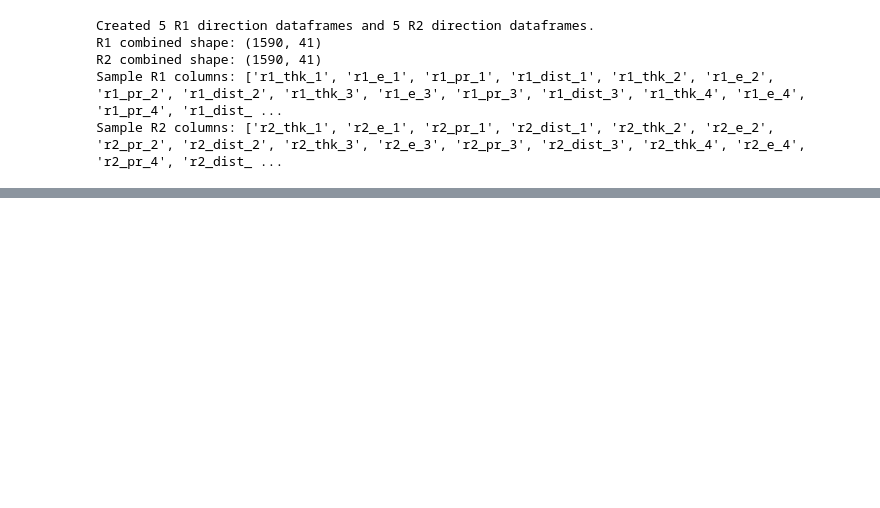
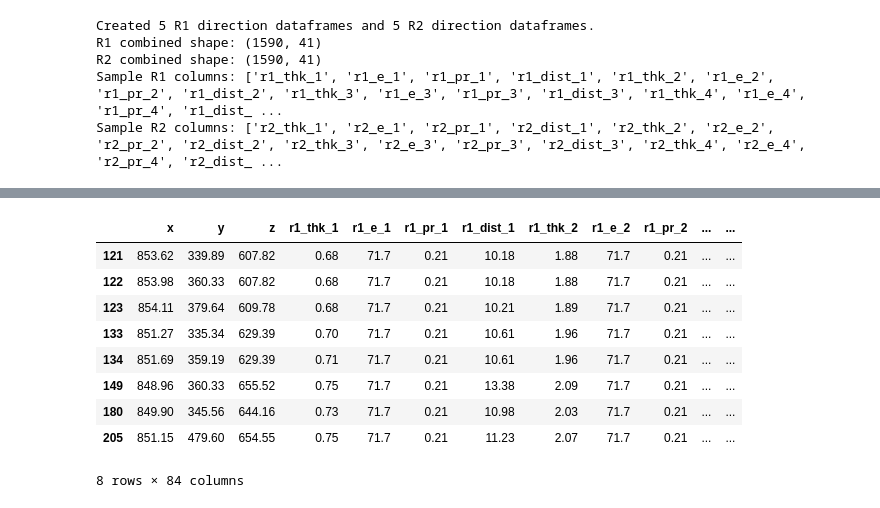
Before and after one commit to saisagar17/HeadInjuryPrediction, a Jupyter notebook: 00_data_processing_01.ipynb, the cells around one changed output, grey strips where cells are left out. Cells and saved outputs as stored; diff of their text form; code cells hidden in the pictures; blank space fills up the shorter version.

```diff
--- a/00_data_processing_01.ipynb
+++ b/00_data_processing_01.ipynb
@@ -151,11 +124,3 @@ stiffnessMatrices['w214'].head()
 | 3 | 1019.24 | -92.78 | 558.19 | 0.700179 | 0.4 | 0.4 | 1.910000e-12 | 0.944612 | 44.8 | 0.35 | ... | ... |
 | 4 | 1028.79 | -94.53 | 546.15 | 0.720871 | 0.4 | 0.4 | 1.870000e-12 | 0.985209 | 44.8 | 0.35 | ... | ... |
 5 rows × 84 columns
-# %%
-output_folder = "../Data/02_clm_renamed"
-os.makedirs(output_folder, exist_ok=True)
-
-for name, df in stiffnessMatrices.items():
-    output_path = os.path.join(output_folder, f"{name}_clm_renamed.csv")
-    df.to_csv(output_path, index=False)
-    print(f"Saved: {output_path}")
@@ -808,0 +265,20 @@ NameError: name 'X_r1_train_scaled' is not defined
+# %%
+# lets filter rows which has thk_2 or thk_3 0
+filtered_rows = stiffnessMatrices[carline].loc[
+    (stiffnessMatrices[carline].filter(like=direction+"_thk").iloc[:, 3] == 0) |
+    (stiffnessMatrices[carline].filter(like=direction+"_thk").iloc[:, 4] == 0)
+]
+
+
+filtered_rows
+# %% [output]
+|  | x | y | z | r1_thk_1 | r1_e_1 | r1_pr_1 | r1_dist_1 | r1_thk_2 | r1_e_2 | r1_pr_2 | ... | ... |
+| 121 | 853.62 | 339.89 | 607.82 | 0.68 | 71.7 | 0.21 | 10.18 | 1.88 | 71.7 | 0.21 | ... | ... |
+| 122 | 853.98 | 360.33 | 607.82 | 0.68 | 71.7 | 0.21 | 10.18 | 1.88 | 71.7 | 0.21 | ... | ... |
+| 123 | 854.11 | 379.64 | 609.78 | 0.68 | 71.7 | 0.21 | 10.21 | 1.89 | 71.7 | 0.21 | ... | ... |
+| 133 | 851.27 | 335.34 | 629.39 | 0.70 | 71.7 | 0.21 | 10.61 | 1.96 | 71.7 | 0.21 | ... | ... |
+| 134 | 851.69 | 359.19 | 629.39 | 0.71 | 71.7 | 0.21 | 10.61 | 1.96 | 71.7 | 0.21 | ... | ... |
+| 149 | 848.96 | 360.33 | 655.52 | 0.75 | 71.7 | 0.21 | 13.38 | 2.09 | 71.7 | 0.21 | ... | ... |
+| 180 | 849.90 | 345.56 | 644.16 | 0.73 | 71.7 | 0.21 | 10.98 | 2.03 | 71.7 | 0.21 | ... | ... |
+| 205 | 851.15 | 479.60 | 654.55 | 0.75 | 71.7 | 0.21 | 11.23 | 2.07 | 71.7 | 0.21 | ... | ... |
+8 rows × 84 columns
```
Also changed, not shown: parts of 19 cells of this notebook.
